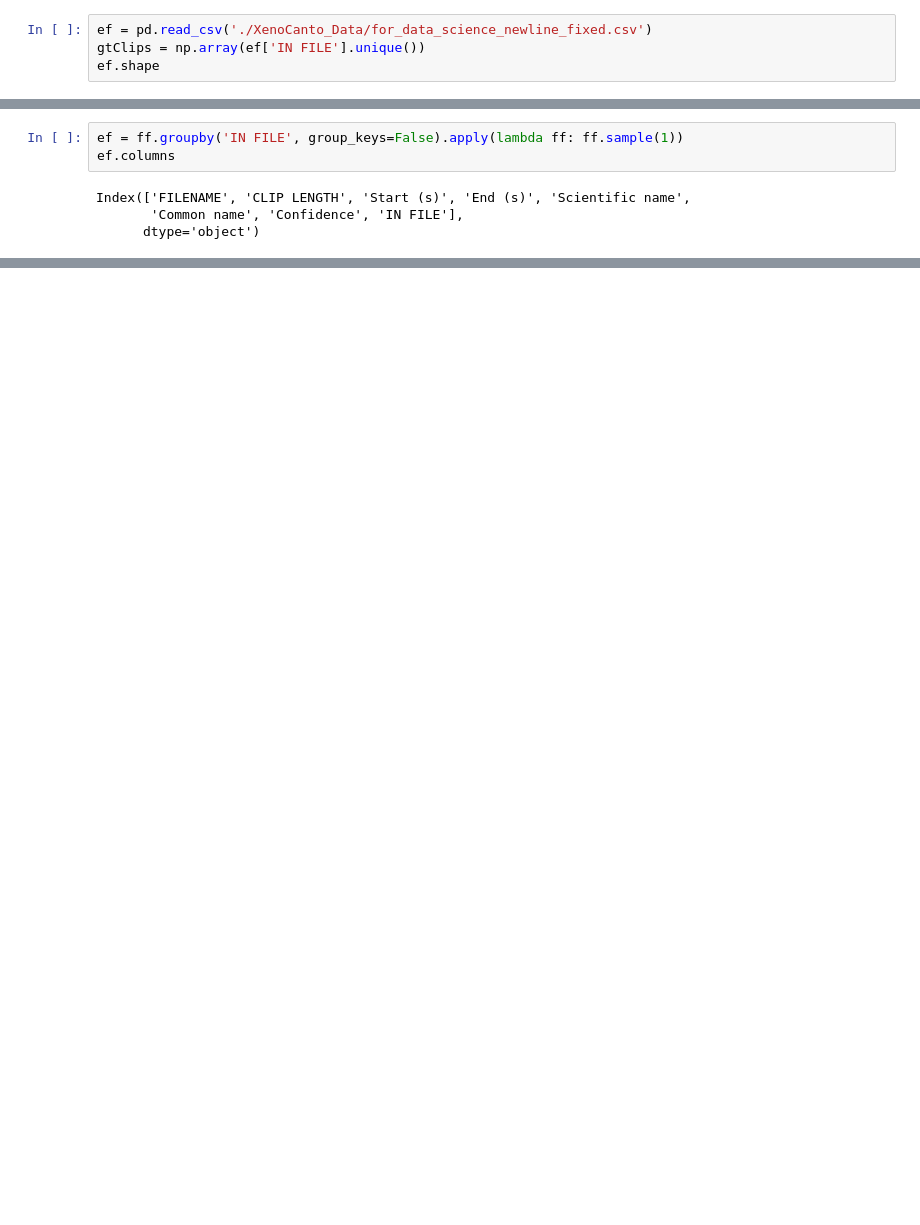
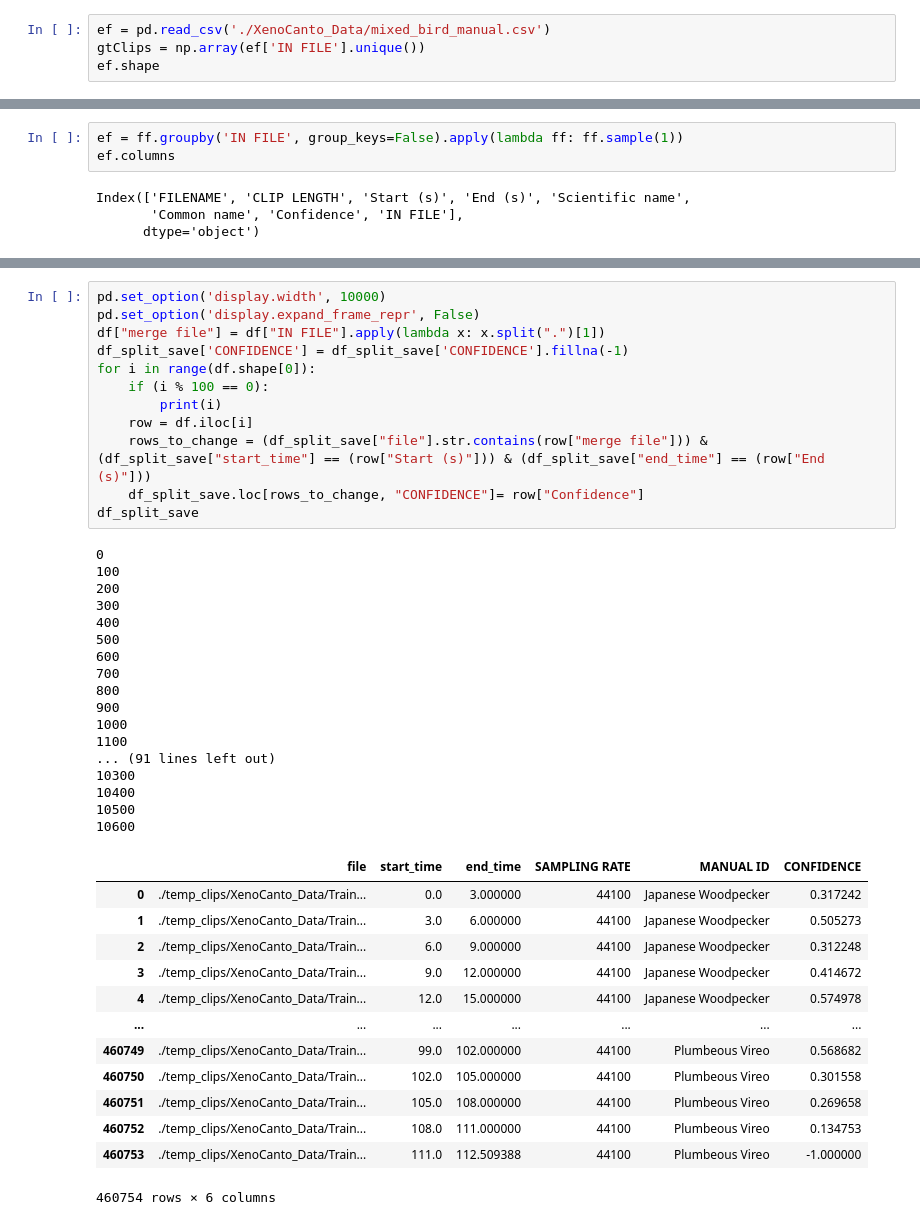
Before and after one commit to UCSD-E4E/passive-acoustic-biodiversity, a Jupyter notebook: OpenSoundScape/MultiClass Classifier/Xeno_Canto_split_save.ipynb, the cells around one changed output, grey strips where cells are left out. Cells and saved outputs as stored; diff of their text form; blank space fills up the shorter version.

```diff
--- a/OpenSoundScape/MultiClass Classifier/Xeno_Canto_split_save.ipynb
+++ b/OpenSoundScape/MultiClass Classifier/Xeno_Canto_split_save.ipynb
@@ -28,5 +47,5 @@ df
 # %%
-ef = pd.read_csv('./XenoCanto_Data/for_data_science_newline_fixed.csv')
+ef = pd.read_csv('./XenoCanto_Data/mixed_bird_manual.csv')
 gtClips = np.array(ef['IN FILE'].unique())
 ef.shape
 # %% [output]
@@ -154,0 +256,43 @@ array(['White-bellied Tody-Tyrant', 'White-throated Spadebill',
+# %%
+pd.set_option('display.width', 10000)
+pd.set_option('display.expand_frame_repr', False)
+df["merge file"] = df["IN FILE"].apply(lambda x: x.split(".")[1])
+df_split_save['CONFIDENCE'] = df_split_save['CONFIDENCE'].fillna(-1)
+for i in range(df.shape[0]):
+    if (i % 100 == 0):
+        print(i)
+    row = df.iloc[i]
+    rows_to_change = (df_split_save["file"].str.contains(row["merge file"])) & (df_split_save["start_time"] == (row["Start (s)"])) & (df_split_save["end_time"] == (row["End (s)"]))
+    df_split_save.loc[rows_to_change, "CONFIDENCE"]= row["Confidence"]
+df_split_save
+# %% [output]
+0
+100
+200
+300
+400
+500
+600
+700
+800
+900
+1000
+1100
+... (91 lines left out)
+10300
+10400
+10500
+10600
+|  | file | start_time | end_time | SAMPLING RATE | MANUAL ID | CONFIDENCE |
+| 0 | ./temp_clips/XenoCanto_Data/Train... | 0.0 | 3.000000 | 44100 | Japanese Woodpecker | 0.317242 |
+| 1 | ./temp_clips/XenoCanto_Data/Train... | 3.0 | 6.000000 | 44100 | Japanese Woodpecker | 0.505273 |
+| 2 | ./temp_clips/XenoCanto_Data/Train... | 6.0 | 9.000000 | 44100 | Japanese Woodpecker | 0.312248 |
+| 3 | ./temp_clips/XenoCanto_Data/Train... | 9.0 | 12.000000 | 44100 | Japanese Woodpecker | 0.414672 |
+| 4 | ./temp_clips/XenoCanto_Data/Train... | 12.0 | 15.000000 | 44100 | Japanese Woodpecker | 0.574978 |
+| ... | ... | ... | ... | ... | ... | ... |
+| 460749 | ./temp_clips/XenoCanto_Data/Train... | 99.0 | 102.000000 | 44100 | Plumbeous Vireo | 0.568682 |
+| 460750 | ./temp_clips/XenoCanto_Data/Train... | 102.0 | 105.000000 | 44100 | Plumbeous Vireo | 0.301558 |
+| 460751 | ./temp_clips/XenoCanto_Data/Train... | 105.0 | 108.000000 | 44100 | Plumbeous Vireo | 0.269658 |
+| 460752 | ./temp_clips/XenoCanto_Data/Train... | 108.0 | 111.000000 | 44100 | Plumbeous Vireo | 0.134753 |
+| 460753 | ./temp_clips/XenoCanto_Data/Train... | 111.0 | 112.509388 | 44100 | Plumbeous Vireo | -1.000000 |
+460754 rows × 6 columns
```
Also changed, not shown: parts of 17 cells of this notebook, 15 other files.
